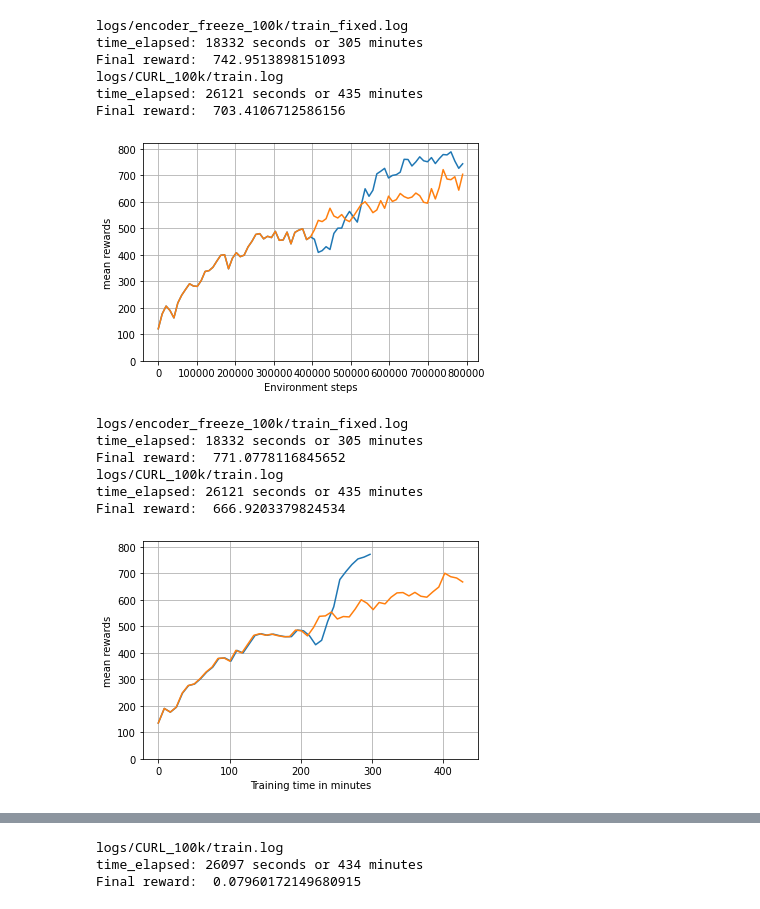
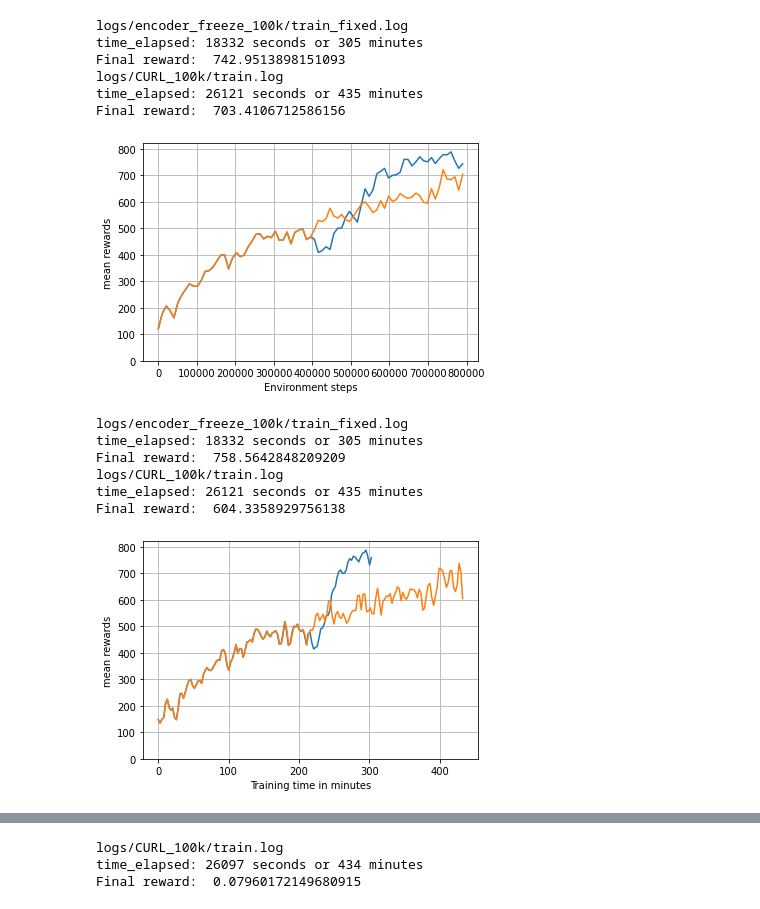
Before and after one commit to gijskoning/ReproducingCURL, a Jupyter notebook: plot.ipynb, the cells around one changed output, grey strips where cells are left out. Cells and saved outputs as stored; diff of their text form; code cells hidden in the pictures.

```diff
--- a/plot.ipynb
+++ b/plot.ipynb
@@ -20,39 +20,39 @@ plot_data("encoder_freeze_100k/train_fixed.log", average_over_last_steps=average
 
 plot_data("CURL_100k/train.log", average_over_last_steps=average_over_last_steps,
           calculate_average_each_step=calculate_average_each_step, max_step=8e5)
 plt.ylim((0,820))
 plt.grid()
 plt.savefig("docs/images/freezed_encoder_steps")
 plt.show()
 
-calculate_average_each_step_time = calculate_average_each_step / 20
-average_over_last_steps_time = average_over_last_steps / 20
+calculate_average_each_step_time = calculate_average_each_step /65
+average_over_last_steps_time = average_over_last_steps /50
 plot_data("encoder_freeze_100k/train_fixed.log", average_over_last_steps=average_over_last_steps_time,
           calculate_average_each_step=calculate_average_each_step_time,
-          max_step=8e5, x_axis_duration=True)
+          max_step=8e5+10, x_axis_duration=True)
 
 plot_data("CURL_100k/train.log", average_over_last_steps=average_over_last_steps_time,
           calculate_average_each_step=calculate_average_each_step_time, max_step=8e5, x_axis_duration=True)
 # plt.xlabel()
 plt.ylim((0,820))
 plt.grid()
 plt.savefig("docs/images/freezed_encoder_minutes")
 plt.show()
 # %% [output]
 logs/encoder_freeze_100k/train_fixed.log
 time_elapsed: 18332 seconds or 305 minutes
 Final reward:  742.9513898151093
 logs/CURL_100k/train.log
 time_elapsed: 26121 seconds or 435 minutes
 Final reward:  703.4106712586156
 [figure]
 logs/encoder_freeze_100k/train_fixed.log
 time_elapsed: 18332 seconds or 305 minutes
-Final reward:  771.0778116845652
+Final reward:  758.5642848209209
 logs/CURL_100k/train.log
 time_elapsed: 26121 seconds or 435 minutes
-Final reward:  666.9203379824534
+Final reward:  604.3358929756138
-[figure, old version]
+[figure, new version]
 # %%
 # plotting Curl 5,50 and 100 k
 average_over_last_steps = 20000
```
Also changed, not shown: parts of 6 cells of this notebook, 12 other files.
